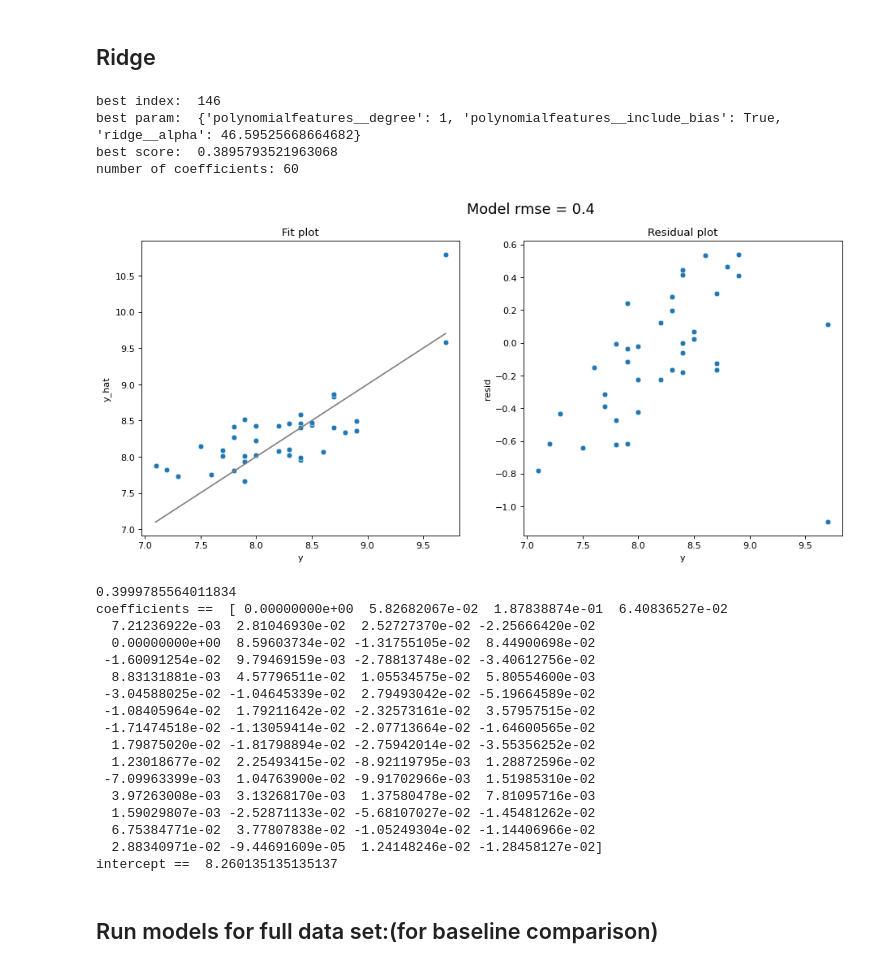
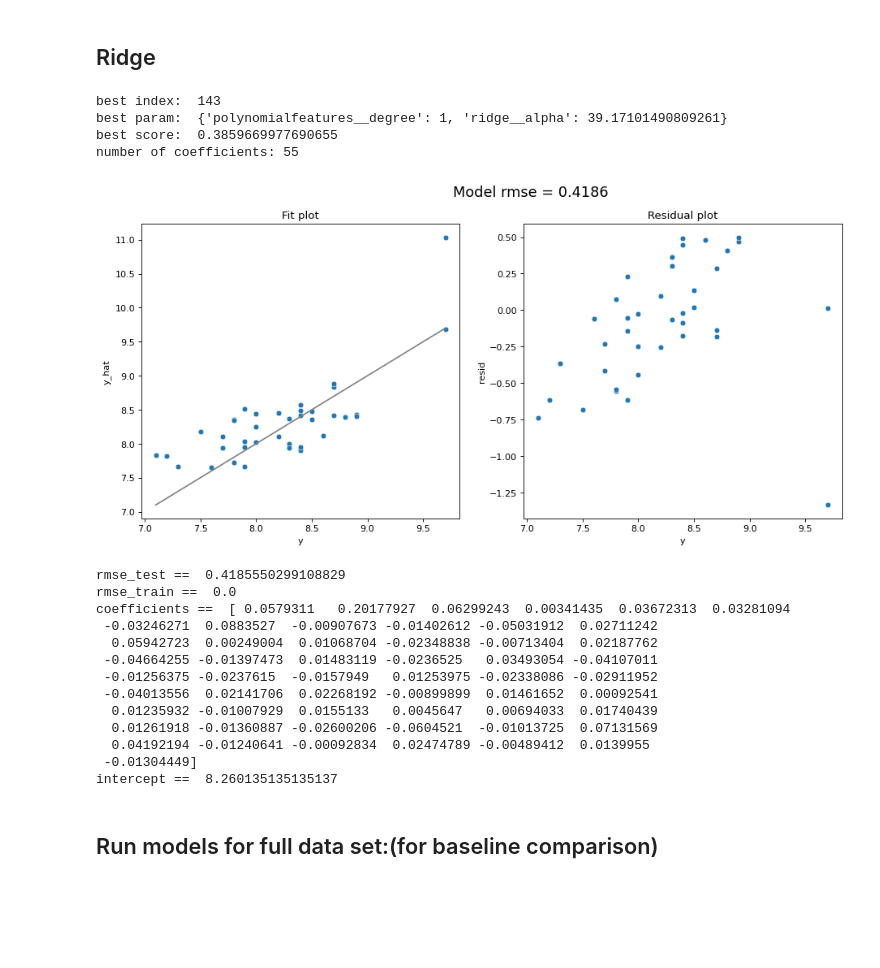
Before and after one commit to s2133934/ML_python_project1, a Jupyter notebook: project1.ipynb, the cells around one changed output. Cells and saved outputs as stored; diff of their text form; code cells hidden in the pictures; blank space fills up the shorter version.

```diff
--- a/project1.ipynb
+++ b/project1.ipynb
@@ -948,14 +909,13 @@ def run_ridge_(dataframe):
 
     fourth = make_pipeline(
             StandardScaler(),
-            PolynomialFeatures(),
+            PolynomialFeatures(include_bias = False),
             Ridge()
         )
 
     parameters = {
         'polynomialfeatures__degree': np.arange(1,3,1),
-        'ridge__alpha': alpha_list,
-        'polynomialfeatures__include_bias': [True,False]
+        'ridge__alpha': alpha_list
     }
 
     kf = KFold(n_splits=5, shuffle=True, random_state=0)
@@ -968,34 +928,35 @@ def run_ridge_(dataframe):
 
     y_hat = fourth_grid.predict(X_test)
     model_fit(fourth_grid, X_test, y_test, plot=True)
-    rmse = mean_squared_error(y_test, y_hat, squared=False)
-    print(rmse)
+    rmse_test = mean_squared_error(y_test, y_hat, squared=False)
+    rmse_train = mean_squared_error(y_train, y_train, squared=False)
+
+    print('rmse_test == ', rmse_test)
+    print('rmse_train == ', rmse_train)
     print("coefficients == ", fourth_grid.best_estimator_.named_steps["ridge"].coef_)
     print("intercept == ", fourth_grid.best_estimator_.named_steps["ridge"].intercept_)
+
+    return res,rmse_train, rmse_test
-# %%
-run_ridge_(kk)
-# %% [output]
-best index:  146
-best param:  {'polynomialfeatures__degree': 1, 'polynomialfeatures__include_bias': True, 'ridge__alpha': 46.59525668664682}
-best score:  0.3895793521963068
-number of coefficients: 60
-[figure, removed]
-0.3999785564011834
-coefficients ==  [ 0.00000000e+00  5.82682067e-02  1.87838874e-01  6.40836527e-02
-  7.21236922e-03  2.81046930e-02  2.52727370e-02 -2.25666420e-02
-  0.00000000e+00  8.59603734e-02 -1.31755105e-02  8.44900698e-02
- -1.60091254e-02  9.79469159e-03 -2.78813748e-02 -3.40612756e-02
-  8.83131881e-03  4.57796511e-02  1.05534575e-02  5.80554600e-03
- -3.04588025e-02 -1.04645339e-02  2.79493042e-02 -5.19664589e-02
- -1.08405964e-02  1.79211642e-02 -2.32573161e-02  3.57957515e-02
- -1.71474518e-02 -1.13059414e-02 -2.07713664e-02 -1.64600565e-02
-  1.79875020e-02 -1.81798894e-02 -2.75942014e-02 -3.55356252e-02
-  1.23018677e-02  2.25493415e-02 -8.92119795e-03  1.28872596e-02
- -7.09963399e-03  1.04763900e-02 -9.91702966e-03  1.51985310e-02
-  3.97263008e-03  3.13268170e-03  1.37580478e-02  7.81095716e-03
-  1.59029807e-03 -2.52871133e-02 -5.68107027e-02 -1.45481262e-02
-  6.75384771e-02  3.77807838e-02 -1.05249304e-02 -1.14406966e-02
-  2.88340971e-02 -9.44691609e-05  1.24148246e-02 -1.28458127e-02]
-intercept ==  8.260135135135137
+# %%
+poly_reg_ridge, rmse_train_poly_reg_ridge, rmse_test_poly_reg_ridge = run_ridge_(kk)
+# %% [output]
+best index:  143
+best param:  {'polynomialfeatures__degree': 1, 'ridge__alpha': 39.17101490809261}
+best score:  0.3859669977690655
+number of coefficients: 55
+[figure, added]
+rmse_test ==  0.4185550299108829
+rmse_train ==  0.0
+coefficients ==  [ 0.0579311   0.20177927  0.06299243  0.00341435  0.03672313  0.03281094
+ -0.03246271  0.0883527  -0.00907673 -0.01402612 -0.05031912  0.02711242
+  0.05942723  0.00249004  0.01068704 -0.02348838 -0.00713404  0.02187762
+ -0.04664255 -0.01397473  0.01483119 -0.0236525   0.03493054 -0.04107011
+ -0.01256375 -0.0237615  -0.0157949   0.01253975 -0.02338086 -0.02911952
+ -0.04013556  0.02141706  0.02268192 -0.00899899  0.01461652  0.00092541
+  0.01235932 -0.01007929  0.0155133   0.0045647   0.00694033  0.01740439
+  0.01261918 -0.01360887 -0.02600206 -0.0604521  -0.01013725  0.07131569
+  0.04192194 -0.01240641 -0.00092834  0.02474789 -0.00489412  0.0139955
+ -0.01304449]
+intercept ==  8.260135135135137
 # %% [markdown]
 ## Run models for full data set:(for baseline comparison)
```
Also changed, not shown: parts of 49 cells of this notebook, 1 other file.
